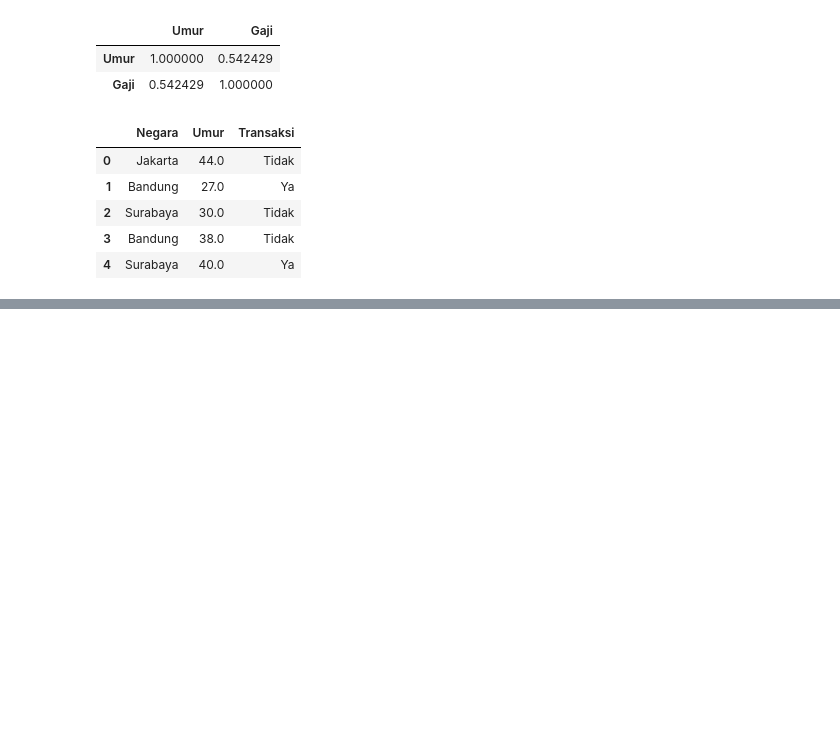
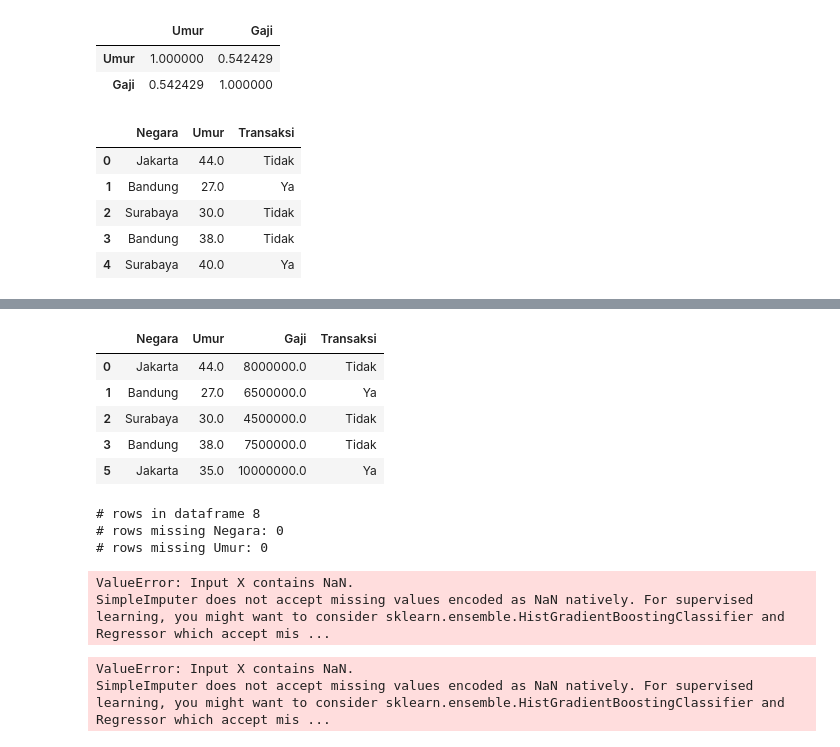
Before and after one commit to robbytrujillo/machineLearning_For_Python, a Jupyter notebook: Kode_Machine_Learning.ipynb, the cells around one changed output, grey strips where cells are left out. Saved outputs shown, nothing was run; the diff lists cells and outputs as text; code cells hidden in the pictures; blank space fills up the shorter version.

Commit message:
ML to Python | Tidy Data

```diff
--- a/Kode_Machine_Learning.ipynb
+++ b/Kode_Machine_Learning.ipynb
@@ -93,0 +128,41 @@ Jumlah Transaksi Tidak Ok: 0 (0.00%)
+# %%
+df.head()
+# %% [output]
+|  | Negara | Umur | Gaji | Transaksi |
+| 0 | Jakarta | 44.0 | 8000000.0 | Tidak |
+| 1 | Bandung | 27.0 | 6500000.0 | Ya |
+| 2 | Surabaya | 30.0 | 4500000.0 | Tidak |
+| 3 | Bandung | 38.0 | 7500000.0 | Tidak |
+| 5 | Jakarta | 35.0 | 10000000.0 | Ya |
+# %%
+print("# rows in dataframe {0}".format(len(df)))
+print("# rows missing Negara: {0}".format(len(df.loc[df['Negara'] == 0])))
+print("# rows missing Umur: {0}".format(len(df.loc[df['Umur'] == 0])))
+# %% [output]
+# rows in dataframe 8
+# rows missing Negara: 0
+# rows missing Umur: 0
+# %%
+from sklearn.impute import SimpleImputer
+fill_0 = SimpleImputer(missing_values = 0, strategy = "mean")
+X_train = fill_0.fit_transform(X_train)
+X_test = fill_0.fit_transform(X_test)
+# %% [output]
+ValueError: Input X contains NaN.
+SimpleImputer does not accept missing values encoded as NaN natively. For supervised learning, you might want to consider sklearn.ensemble.HistGradientBoostingClassifier and Regressor which accept mis ...
+# %%
+from sklearn.preprocessing import LabelEncoder
+from sklearn.impute import SimpleImputer
+
+# Menggunakan LabelEncoder untuk mengonversi kolom 'Negara'
+label_encoder = LabelEncoder()
+X_train[:, 0] = label_encoder.fit_transform(X_train[:, 0])
+X_test[:, 0] = label_encoder.transform(X_test[:, 0])
+
+# Menggunakan SimpleImputer dengan strategi mean pada data numerik
+fill_0 = SimpleImputer(missing_values=0, strategy="mean")
+X_train = fill_0.fit_transform(X_train)
+X_test = fill_0.transform(X_test)
+# %% [output]
+ValueError: Input X contains NaN.
+SimpleImputer does not accept missing values encoded as NaN natively. For supervised learning, you might want to consider sklearn.ensemble.HistGradientBoostingClassifier and Regressor which accept mis ...
```
Also changed, not shown: parts of 31 cells of this notebook.
